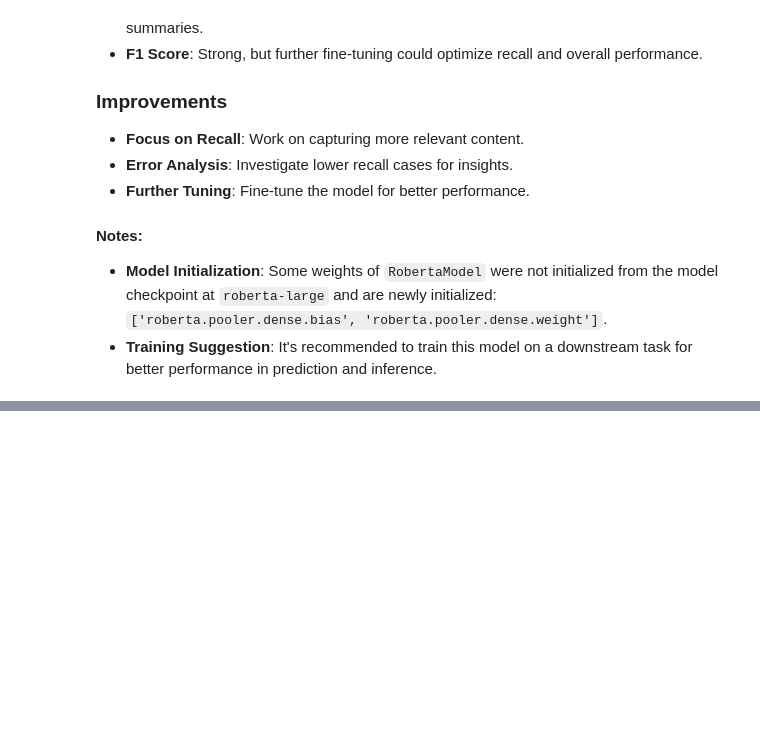
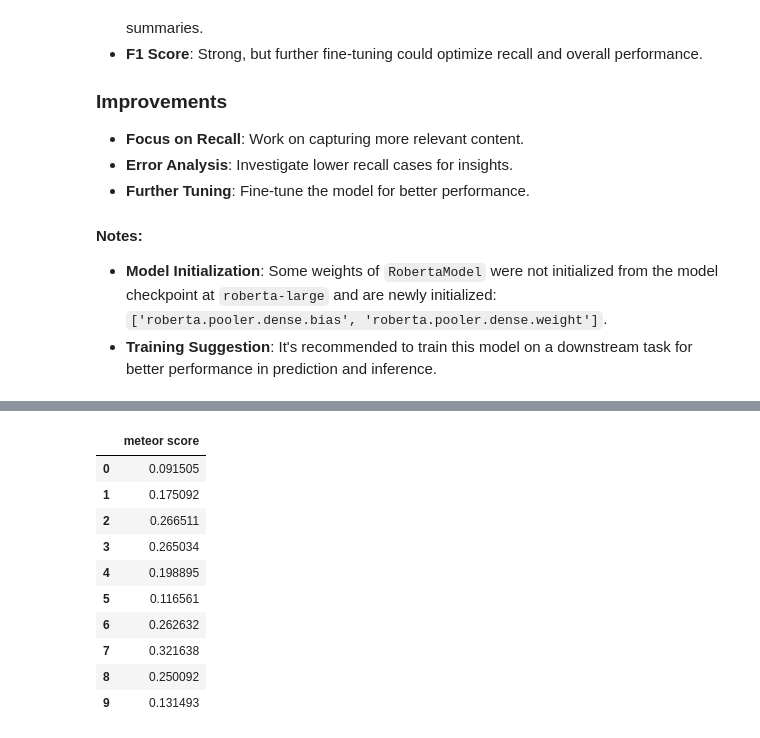
Before and after one commit to julsCadenas/summarize-reddit, a Jupyter notebook: notebooks/eval.ipynb, the cells around one changed output, grey strips where cells are left out. Cells and saved outputs as stored; diff of their text form; code cells hidden in the pictures; blank space fills up the shorter version.

```diff
--- a/notebooks/eval.ipynb
+++ b/notebooks/eval.ipynb
@@ -516,0 +536,11 @@ The following table summarizes the BERTScore metrics **(Precision, Recall, and F
+# %%
+# initial summary
+with open('../data/summary.json', 'r') as file:
+    generated = json.load(file)
+
+# initial reference
+with open('../data/references.json', 'r') as file:
+    reference = json.load(file)
+
+generated_summaries = [entry["post_summary"] for entry in generated]
+reference_summaries = [entry["comments_summary"] for entry in reference]
@@ -516,0 +584,14 @@ The following table summarizes the BERTScore metrics **(Precision, Recall, and F
+# %%
+meteor_df
+# %% [output]
+|  | meteor score |
+| 0 | 0.091505 |
+| 1 | 0.175092 |
+| 2 | 0.266511 |
+| 3 | 0.265034 |
+| 4 | 0.198895 |
+| 5 | 0.116561 |
+| 6 | 0.262632 |
+| 7 | 0.321638 |
+| 8 | 0.250092 |
+| 9 | 0.131493 |
```
Also changed, not shown: parts of 17 cells of this notebook.
